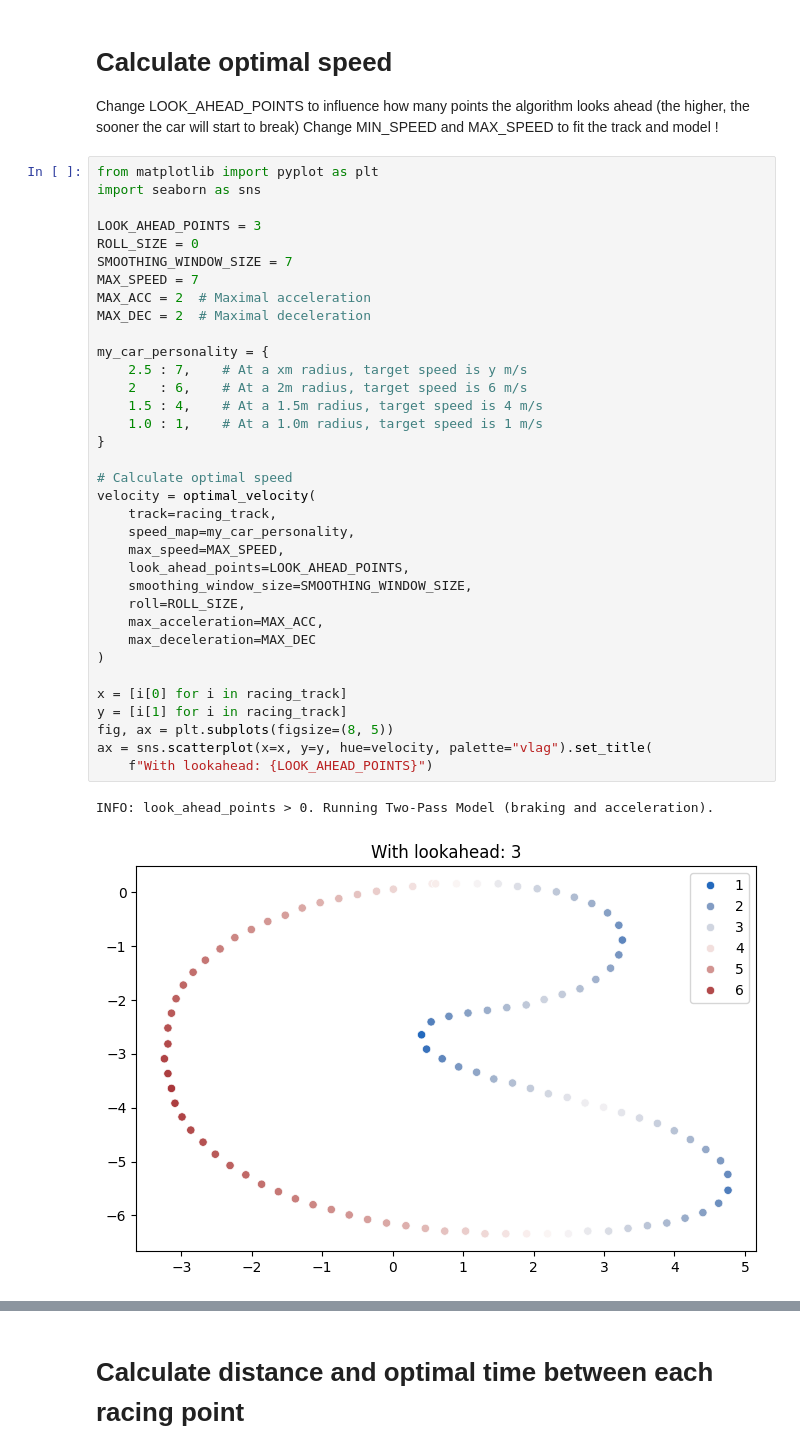
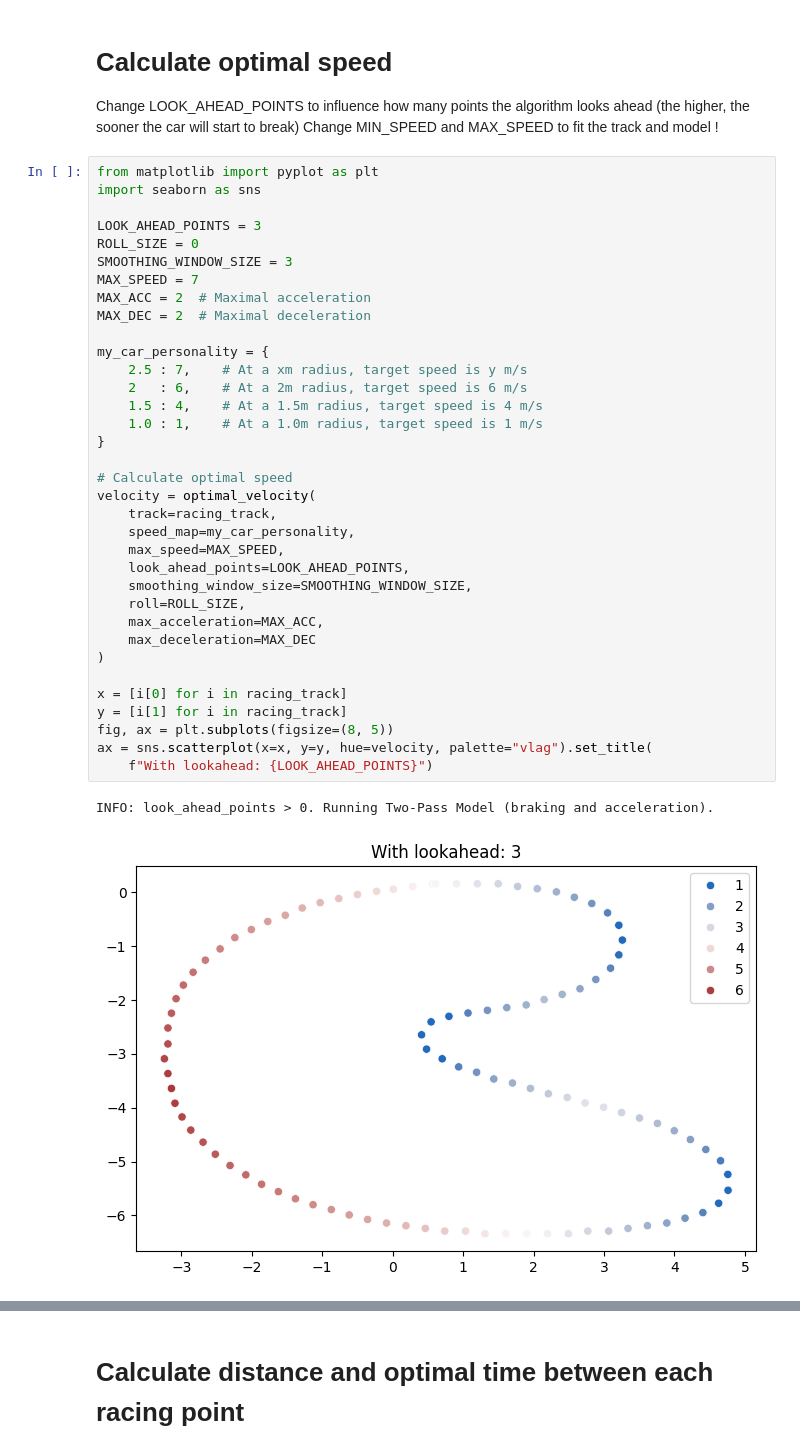
Before and after one commit to anjrew/race-lines-optimization, a Jupyter notebook: notebooks/get_speed_via_angle.ipynb, the cells around one changed output, grey strips where cells are left out. Saved outputs shown, nothing was run; the diff lists cells and outputs as text.

```diff
--- a/notebooks/get_speed_via_angle.ipynb
+++ b/notebooks/get_speed_via_angle.ipynb
@@ -244,38 +244,38 @@ import seaborn as sns
 
 LOOK_AHEAD_POINTS = 3
 ROLL_SIZE = 0
-SMOOTHING_WINDOW_SIZE = 7
+SMOOTHING_WINDOW_SIZE = 3
 MAX_SPEED = 7
 MAX_ACC = 2  # Maximal acceleration
 MAX_DEC = 2  # Maximal deceleration
 
 my_car_personality = {
     2.5 : 7,    # At a xm radius, target speed is y m/s
     2   : 6,    # At a 2m radius, target speed is 6 m/s
     1.5 : 4,    # At a 1.5m radius, target speed is 4 m/s
     1.0 : 1,    # At a 1.0m radius, target speed is 1 m/s
 }
 
 # Calculate optimal speed
 velocity = optimal_velocity(
     track=racing_track,
     speed_map=my_car_personality,
     max_speed=MAX_SPEED,
     look_ahead_points=LOOK_AHEAD_POINTS,
     smoothing_window_size=SMOOTHING_WINDOW_SIZE,
     roll=ROLL_SIZE,
     max_acceleration=MAX_ACC,
     max_deceleration=MAX_DEC
 )
 
 x = [i[0] for i in racing_track]
 y = [i[1] for i in racing_track]
 fig, ax = plt.subplots(figsize=(8, 5))
 ax = sns.scatterplot(x=x, y=y, hue=velocity, palette="vlag").set_title(
     f"With lookahead: {LOOK_AHEAD_POINTS}")
 # %% [output]
 INFO: look_ahead_points > 0. Running Two-Pass Model (braking and acceleration).
-[figure, old version]
+[figure, new version]
 # %%
 
 from matplotlib import pyplot as plt
```
Also changed, not shown: parts of 8 cells of this notebook.
